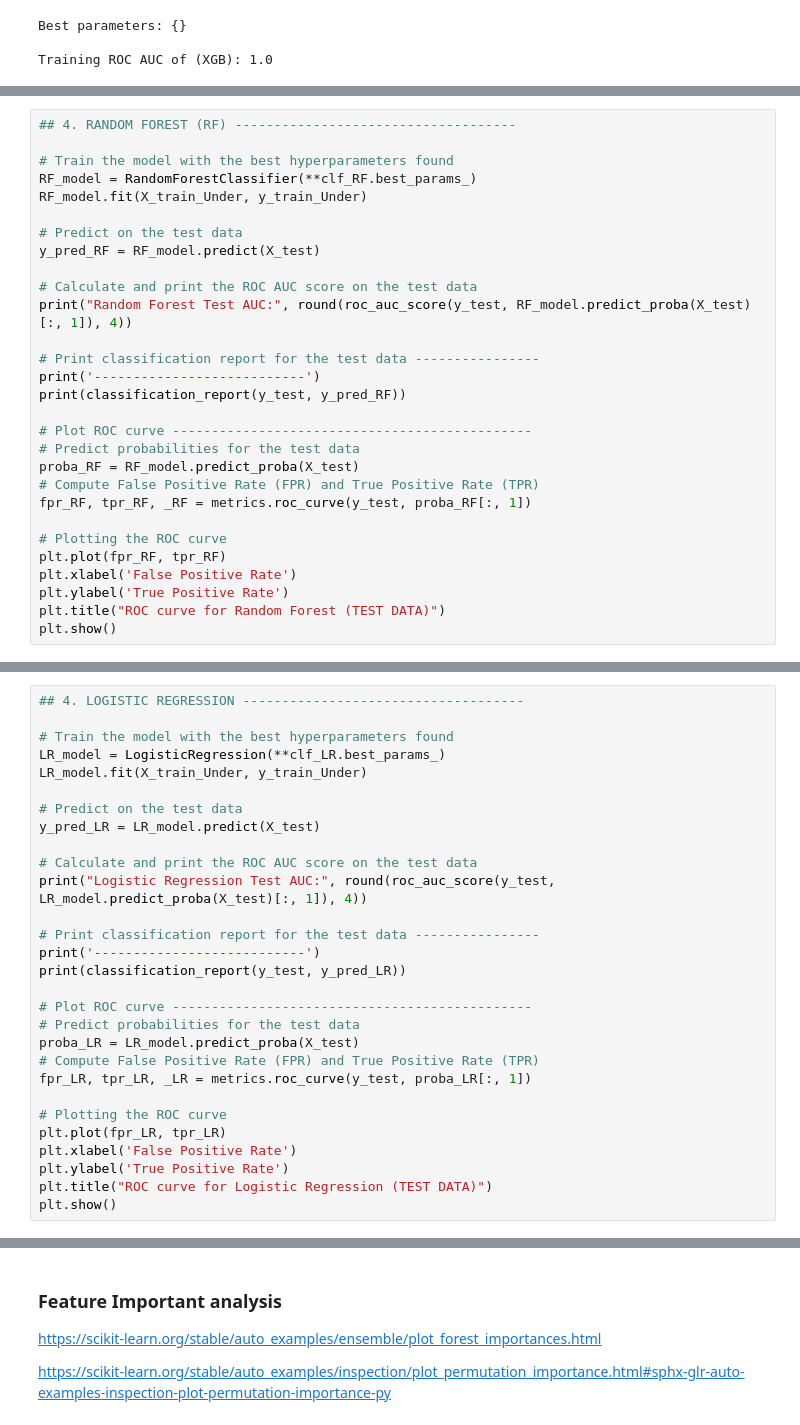
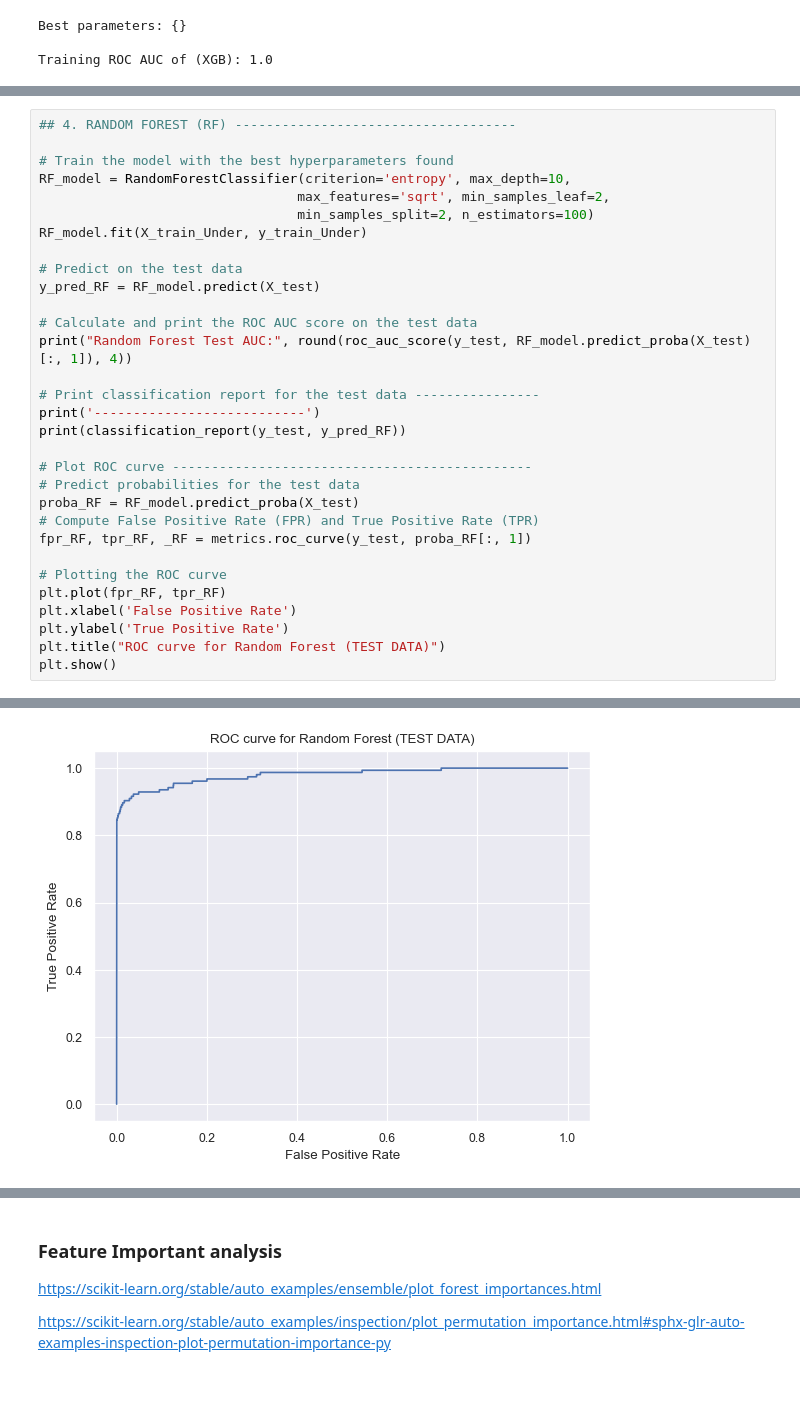
Before and after one commit to yvonnevydao/Credit_Fraud_Detection, a Jupyter notebook: credit_fraud_detection.ipynb, the cells around one changed output, grey strips where cells are left out. Saved outputs shown, nothing was run; the diff lists cells and outputs as text; blank space fills up the shorter version.

```diff
--- a/credit_fraud_detection.ipynb
+++ b/credit_fraud_detection.ipynb
@@ -2229,7 +2254,9 @@ plt.title("ROC curve for SVM (TEST DATA)");
 ## 4. RANDOM FOREST (RF) ------------------------------------
 
 # Train the model with the best hyperparameters found
-RF_model = RandomForestClassifier(**clf_RF.best_params_)
+RF_model = RandomForestClassifier(criterion='entropy', max_depth=10,
+                                 max_features='sqrt', min_samples_leaf=2,
+                                 min_samples_split=2, n_estimators=100)
 RF_model.fit(X_train_Under, y_train_Under)
 
 # Predict on the test data
@@ -2254,3 +2281,4 @@ plt.xlabel('False Positive Rate')
 plt.ylabel('True Positive Rate')
 plt.title("ROC curve for Random Forest (TEST DATA)")
 plt.show()
+# %% [output]
@@ -2257,32 +2295,4 @@ plt.show()
+[figure, added]
-# %%
-## 4. LOGISTIC REGRESSION ------------------------------------
-
-# Train the model with the best hyperparameters found
-LR_model = LogisticRegression(**clf_LR.best_params_)
-LR_model.fit(X_train_Under, y_train_Under)
-
-# Predict on the test data
-y_pred_LR = LR_model.predict(X_test)
-
-# Calculate and print the ROC AUC score on the test data
-print("Logistic Regression Test AUC:", round(roc_auc_score(y_test, LR_model.predict_proba(X_test)[:, 1]), 4))
-
-# Print classification report for the test data ----------------
-print('---------------------------')
-print(classification_report(y_test, y_pred_LR))
-
-# Plot ROC curve ----------------------------------------------
-# Predict probabilities for the test data
-proba_LR = LR_model.predict_proba(X_test)
-# Compute False Positive Rate (FPR) and True Positive Rate (TPR)
-fpr_LR, tpr_LR, _LR = metrics.roc_curve(y_test, proba_LR[:, 1])
-
-# Plotting the ROC curve
-plt.plot(fpr_LR, tpr_LR)
-plt.xlabel('False Positive Rate')
-plt.ylabel('True Positive Rate')
-plt.title("ROC curve for Logistic Regression (TEST DATA)")
-plt.show()
 # %%
 ## 5. XGBOOST ------------------------------------
 
```
Also changed, not shown: parts of 34 cells of this notebook.
